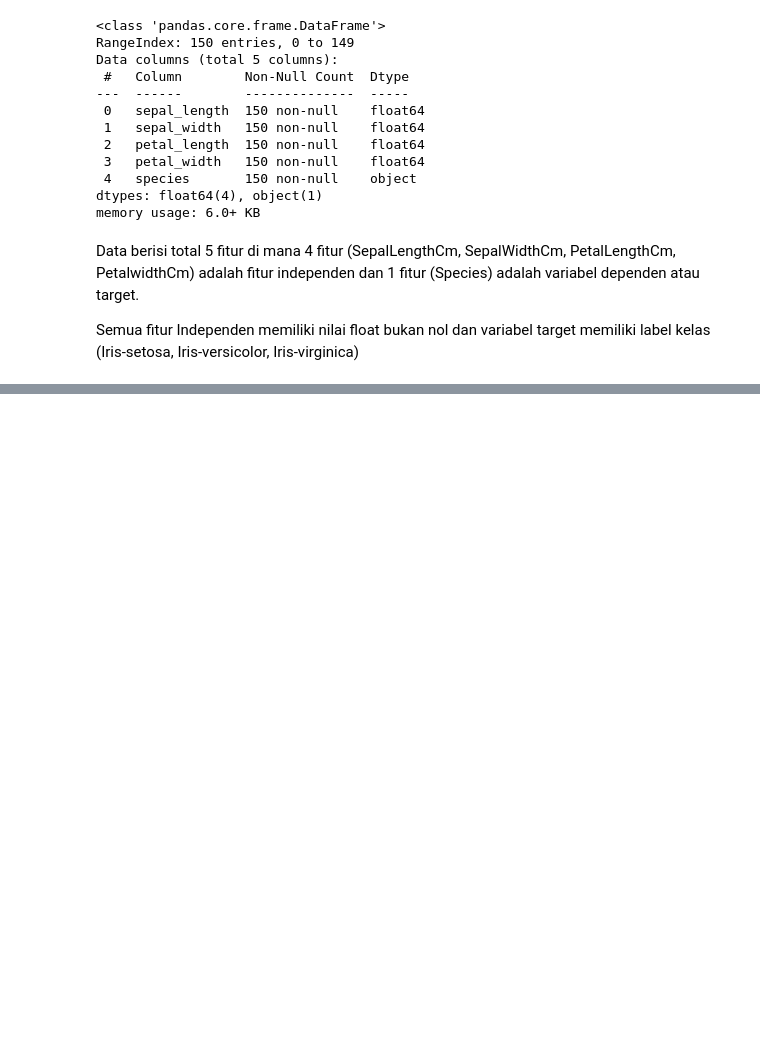
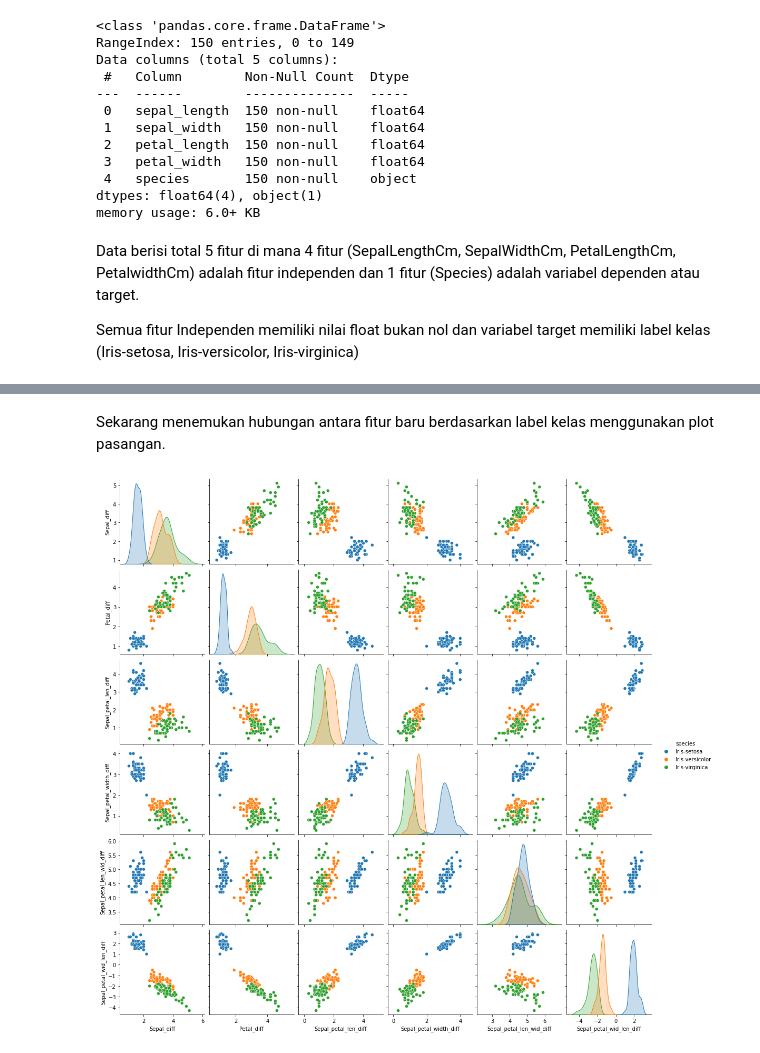
Before and after one commit to indyrajanuar/datamining, a Jupyter notebook: _sources/Tugas 6.ipynb, the cells around one changed output, grey strips where cells are left out. Drawn from its saved outputs; the diff is of its cells as text; code cells hidden in the pictures; blank space fills up the shorter version.

```diff
--- a/_sources/Tugas 6.ipynb
+++ b/_sources/Tugas 6.ipynb
@@ -65,0 +40,11 @@ dengan function "df_describe()" akan mendapatkan beberapa informasi numerik sepe
+# %%
+#Just trying to explore some new feature using the given data...
+
+df['Sepal_diff'] = df['sepal_length']-df['sepal_width']
+df['Petal_diff'] = df['petal_length']-df['petal_width']
+# %%
+df['Sepal_petal_len_diff'] = df['sepal_length']-df['petal_length']
+df['Sepal_petal_width_diff'] = df['sepal_width']-df['petal_width']
+# %%
+df['Sepal_petal_len_wid_diff'] = df['sepal_length']-df['petal_width']
+df['Sepal_petal_wid_len_diff'] = df['sepal_width']-df['petal_length']
@@ -65,0 +67,11 @@ dengan function "df_describe()" akan mendapatkan beberapa informasi numerik sepe
+# %% [markdown]
+Sekarang menemukan hubungan antara fitur baru berdasarkan label kelas menggunakan plot pasangan.
+# %%
+# Finding relationship b/w new feature based on class labels...
+
+sns.pairplot(df[['species', 'Sepal_diff', 'Petal_diff', 'Sepal_petal_len_diff',\
+       'Sepal_petal_width_diff', 'Sepal_petal_len_wid_diff',\
+       'Sepal_petal_wid_len_diff']], hue='species')
+plt.show()
+# %% [output]
+[figure, added]
```
Also changed, not shown: parts of 18 cells of this notebook, 7 other files.
